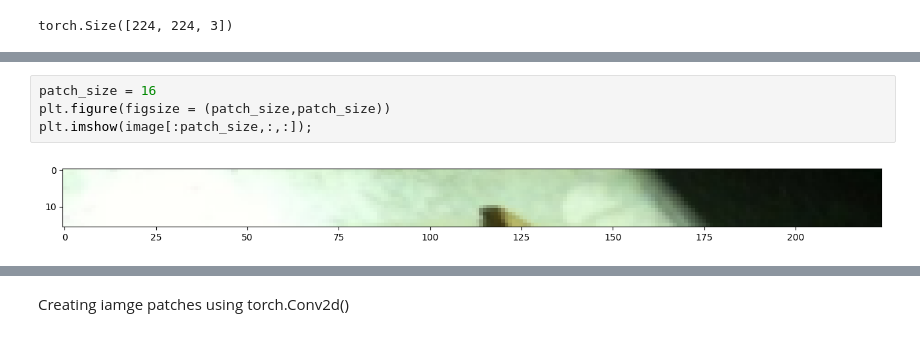
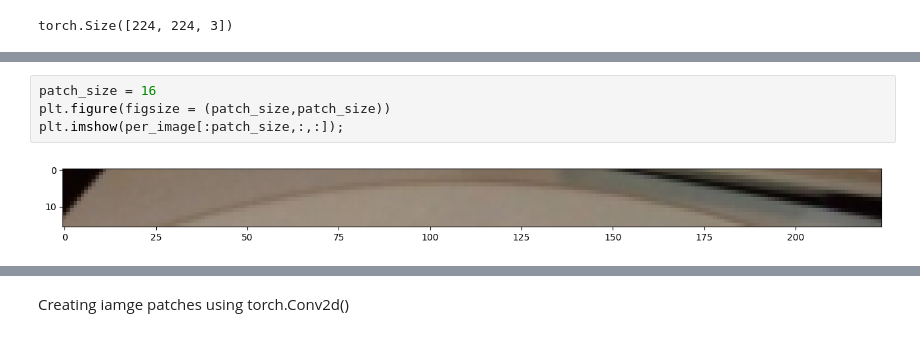
Before and after one commit to saivenkatreddy29/Pytorch-Learning, a Jupyter notebook: Replicating_papers.ipynb, the cells around one changed output, grey strips where cells are left out. Cells and saved outputs as stored; diff of their text form.

```diff
--- a/Replicating_papers.ipynb
+++ b/Replicating_papers.ipynb
@@ -150,9 +157,9 @@ plt.axis(False);
 # %%
 patch_size = 16
 plt.figure(figsize = (patch_size,patch_size))
-plt.imshow(image[:patch_size,:,:]);
+plt.imshow(per_image[:patch_size,:,:]);
 # %% [output]
-[figure, old version]
+[figure, new version]
 # %%
 img_size = 224
 patch_size =16
```
Also changed, not shown: parts of 15 cells of this notebook.
